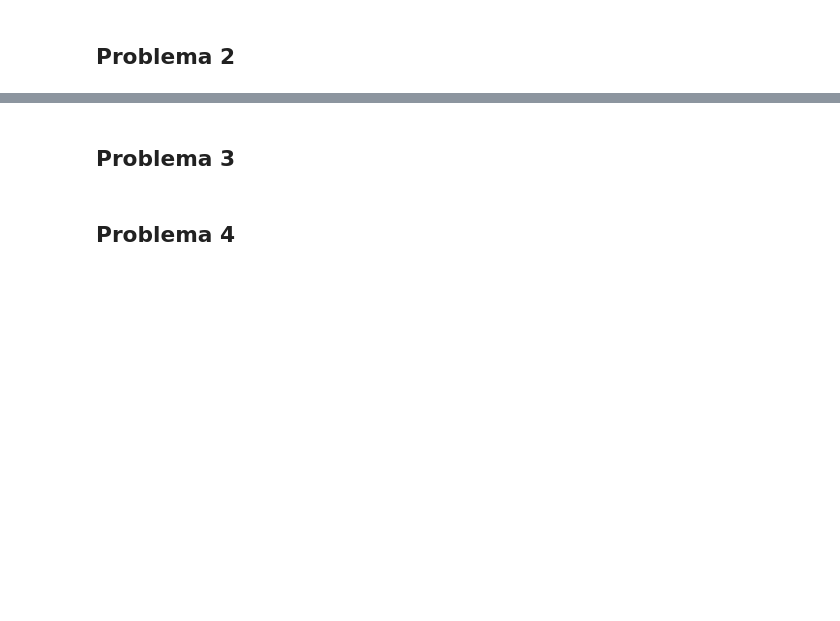
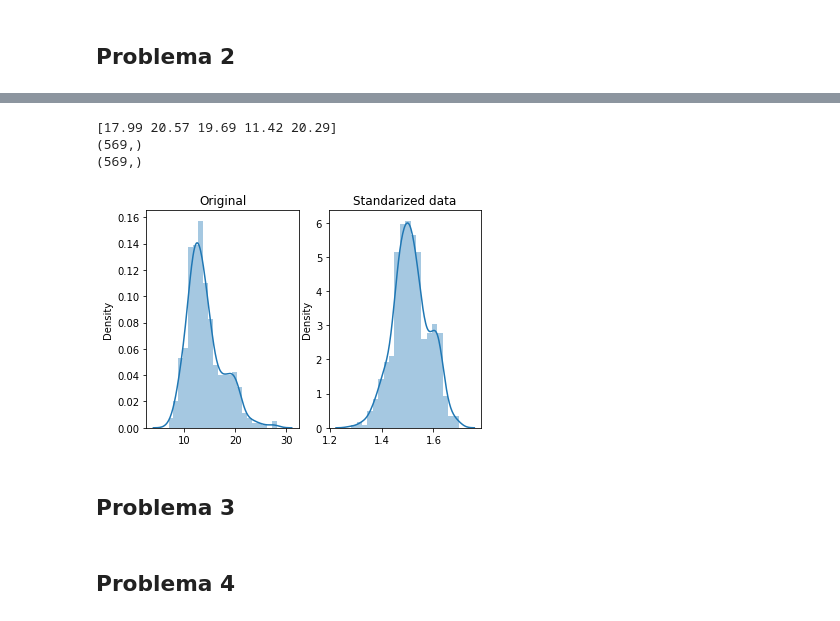
Before and after one commit to CoolfaceJerkCity/PythonIntermedio2022, a Jupyter notebook: Lec6_Preprocessing.ipynb, the cells around one changed output, grey strips where cells are left out. Saved outputs shown, nothing was run; the diff lists cells and outputs as text; code cells hidden in the pictures; blank space fills up the shorter version.

```diff
--- a/Lec6_Preprocessing.ipynb
+++ b/Lec6_Preprocessing.ipynb
@@ -11,3 +63,25 @@
+# %%
+#Estandarización completa (Normalización gaussiana)
+from scipy import stats
+x1d = np.reshape(x,(len(x),))
+print(x1d[:5])
+print(np.shape(x1d))
+x_normalizadogaussiano = stats.boxcox(x1d)[0]
+print(np.shape(x_normalizadogaussiano))
+#x_normalizadogaussianor = np.reshape(x_normalizadogaussiano,(len(x),1)) #Lo hago para poder graficar
+
+##Grafica
+fig,ax = plt.subplots(1,2)
+sns.distplot(x1d,ax=ax[0])
+ax[0].set_title('Original')
+sns.distplot(x_normalizadogaussiano,ax=ax[1])
+ax[1].set_title('Standarized data')
+plt.show()
+# %% [output]
+[17.99 20.57 19.69 11.42 20.29]
+(569,)
+(569,)
+[figure, added]
 # %% [markdown]
 ## Problema 3
 # %%
```
Also changed, not shown: parts of 7 cells of this notebook.
